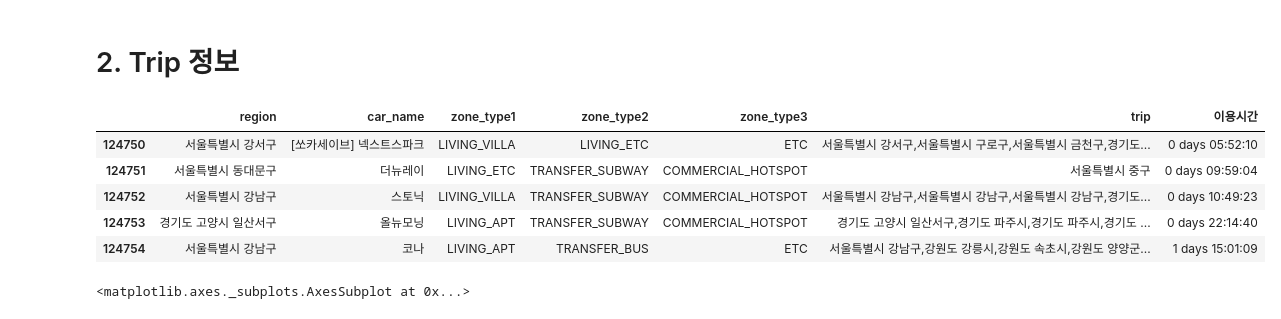
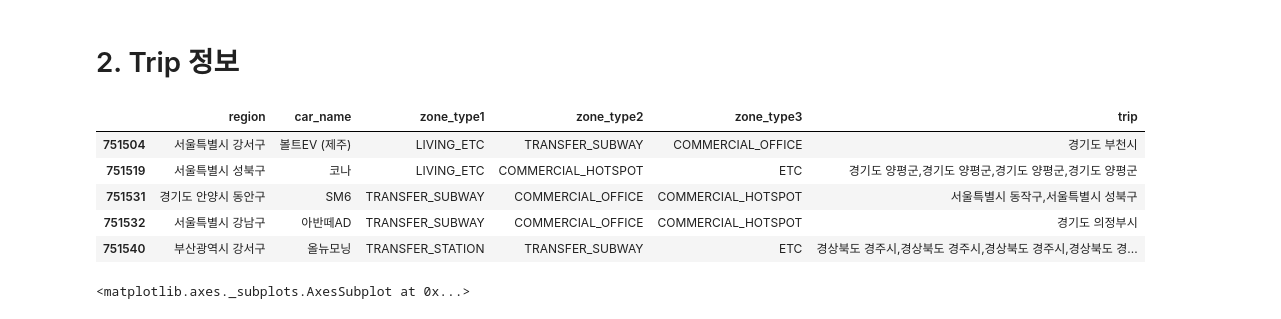
Before and after one commit to easttuna/Sodascar_User-clustering-and-classification-model-based-on-usage-history, a Jupyter notebook: EDA.ipynb, the cells around one changed output. Cells and saved outputs as stored; diff of their text form; code cells hidden in the pictures.

```diff
--- a/EDA.ipynb
+++ b/EDA.ipynb
@@ -275,15 +358,15 @@ user_data['member_age'].plot(kind='box')
 # %% [markdown]
 # 2. Trip 정보
 # %%
-df = data[['region', 'car_name', 'zone_type1', 'zone_type2','zone_type3','trip','이용시간']]
-df.tail()
+trip_data = data[['region', 'car_name', 'zone_type1', 'zone_type2','zone_type3','trip']]
+trip_data.tail()
 # %% [output]
-|  | region | car_name | zone_type1 | zone_type2 | zone_type3 | trip | 이용시간 |
-| 124750 | 서울특별시 강서구 | [쏘카세이브] 넥스트스파크 | LIVING_VILLA | LIVING_ETC | ETC | 서울특별시 강서구,서울특별시 구로구,서울특별시 금천구,경기도... | 0 days 05:52:10 |
-| 124751 | 서울특별시 동대문구 | 더뉴레이 | LIVING_ETC | TRANSFER_SUBWAY | COMMERCIAL_HOTSPOT | 서울특별시 중구 | 0 days 09:59:04 |
-| 124752 | 서울특별시 강남구 | 스토닉 | LIVING_VILLA | TRANSFER_SUBWAY | COMMERCIAL_HOTSPOT | 서울특별시 강남구,서울특별시 강남구,서울특별시 강남구,경기도... | 0 days 10:49:23 |
-| 124753 | 경기도 고양시 일산서구 | 올뉴모닝 | LIVING_APT | TRANSFER_SUBWAY | COMMERCIAL_HOTSPOT | 경기도 고양시 일산서구,경기도 파주시,경기도 파주시,경기도 ... | 0 days 22:14:40 |
-| 124754 | 서울특별시 강남구 | 코나 | LIVING_APT | TRANSFER_BUS | ETC | 서울특별시 강남구,강원도 강릉시,강원도 속초시,강원도 양양군... | 1 days 15:01:09 |
+|  | region | car_name | zone_type1 | zone_type2 | zone_type3 | trip |
+| 751504 | 서울특별시 강서구 | 볼트EV (제주) | LIVING_ETC | TRANSFER_SUBWAY | COMMERCIAL_OFFICE | 경기도 부천시 |
+| 751519 | 서울특별시 성북구 | 코나 | LIVING_ETC | COMMERCIAL_HOTSPOT | ETC | 경기도 양평군,경기도 양평군,경기도 양평군,경기도 양평군 |
+| 751531 | 경기도 안양시 동안구 | SM6 | TRANSFER_SUBWAY | COMMERCIAL_OFFICE | COMMERCIAL_HOTSPOT | 서울특별시 동작구,서울특별시 성북구 |
+| 751532 | 서울특별시 강남구 | 아반떼AD | TRANSFER_SUBWAY | COMMERCIAL_OFFICE | COMMERCIAL_HOTSPOT | 경기도 의정부시 |
+| 751540 | 부산광역시 강서구 | 올뉴모닝 | TRANSFER_STATION | TRANSFER_SUBWAY | ETC | 경상북도 경주시,경상북도 경주시,경상북도 경주시,경상북도 경... |
 # %%
 # 차종 총 50개
 car_rate = data['car_name'].value_counts(normalize=True)
```
Also changed, not shown: parts of 20 cells of this notebook.
